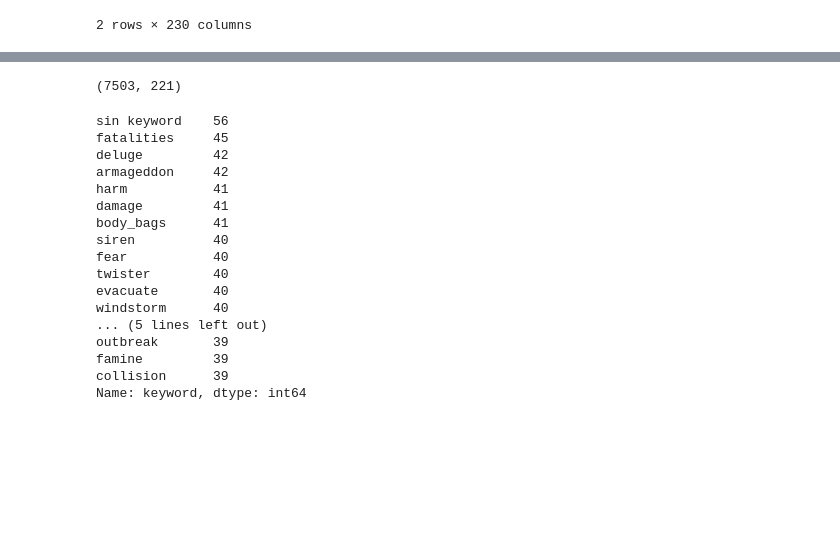
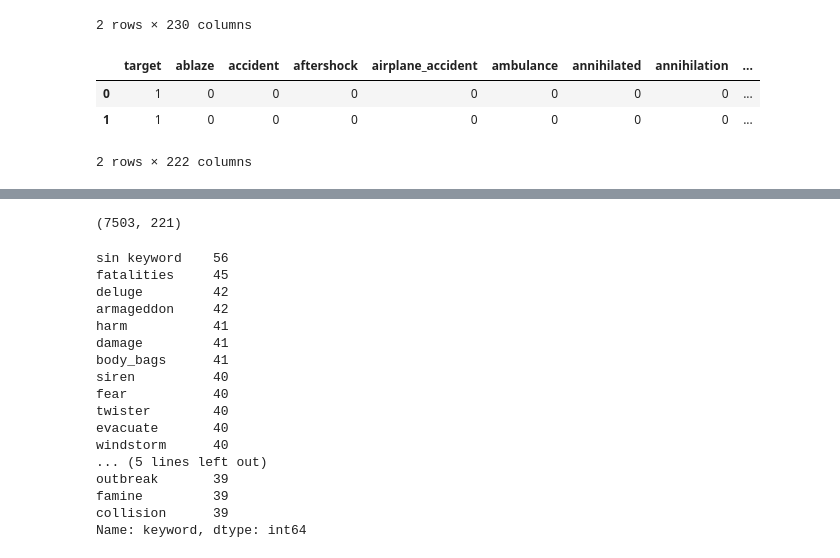
Before and after one commit to elemi10/7506-TP-Org-de-datos, a Jupyter notebook: TP1_Real_or_Not?_NLP_with_Disaster_Tweets.ipynb, the cells around one changed output, grey strips where cells are left out. Saved outputs shown, nothing was run; the diff lists cells and outputs as text; code cells hidden in the pictures; blank space fills up the shorter version.

```diff
--- a/TP1_Real_or_Not?_NLP_with_Disaster_Tweets.ipynb
+++ b/TP1_Real_or_Not?_NLP_with_Disaster_Tweets.ipynb
@@ -623,0 +617,8 @@ model = LinearRegression()
+# %%
+X=df_train_merged_final.drop(df_train_merged_final.columns[[0,1,2,4,5,6,7,8]], axis='columns')
+X.head(2)
+# %% [output]
+|  | target | ablaze | accident | aftershock | airplane_accident | ambulance | annihilated | annihilation | ... |
+| 0 | 1 | 0 | 0 | 0 | 0 | 0 | 0 | 0 | ... |
+| 1 | 1 | 0 | 0 | 0 | 0 | 0 | 0 | 0 | ... |
+2 rows × 222 columns
```
Also changed, not shown: parts of 8 cells of this notebook.
